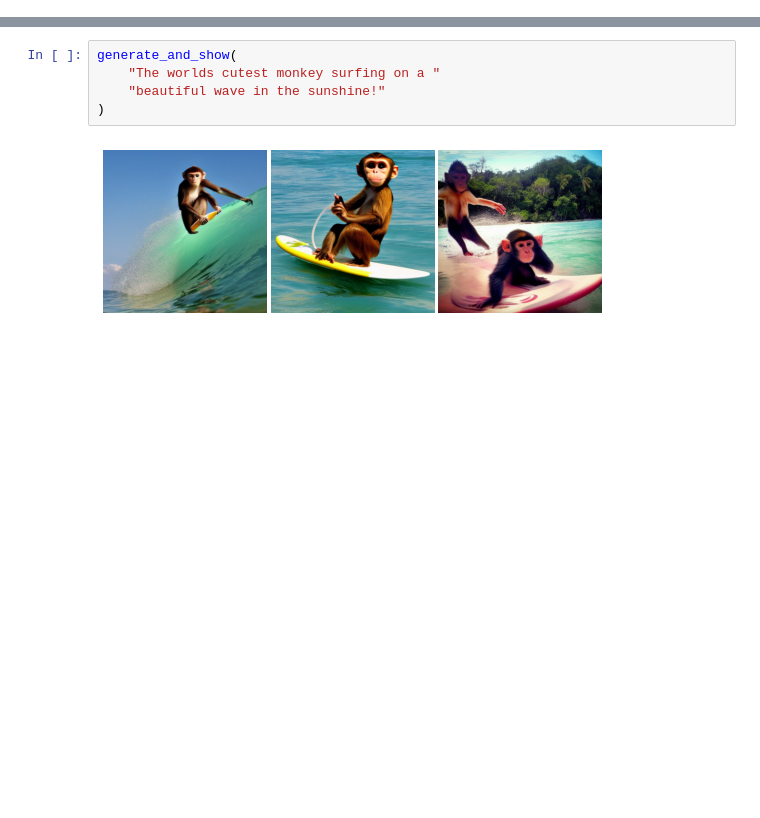
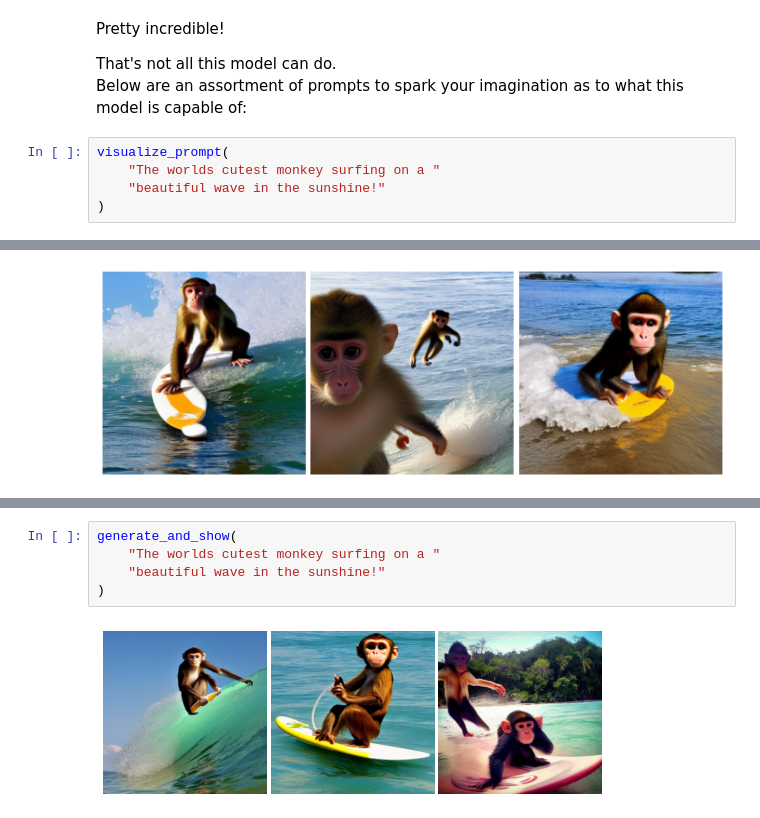
Before and after one commit to LukeWood/Devoxx-prototypes, a Jupyter notebook: Basic Generation.ipynb, the cells around one changed output, grey strips where cells are left out. Cells and saved outputs as stored; diff of their text form; blank space fills up the shorter version.

```diff
--- a/Basic Generation.ipynb
+++ b/Basic Generation.ipynb
@@ -3,0 +57,11 @@ import luketils
+# %% [markdown]
+Pretty incredible!
+
+That's not all this model can do.
+Below are an assortment of prompts to spark your imagination as to what this model is capable of:
+# %%
+visualize_prompt(
+    "The worlds cutest monkey surfing on a "
+    "beautiful wave in the sunshine!"
+)
+# %% [output]
@@ -3,0 +69 @@ import luketils
+[figure, added]
```
Also changed, not shown: parts of 30 cells of this notebook.
